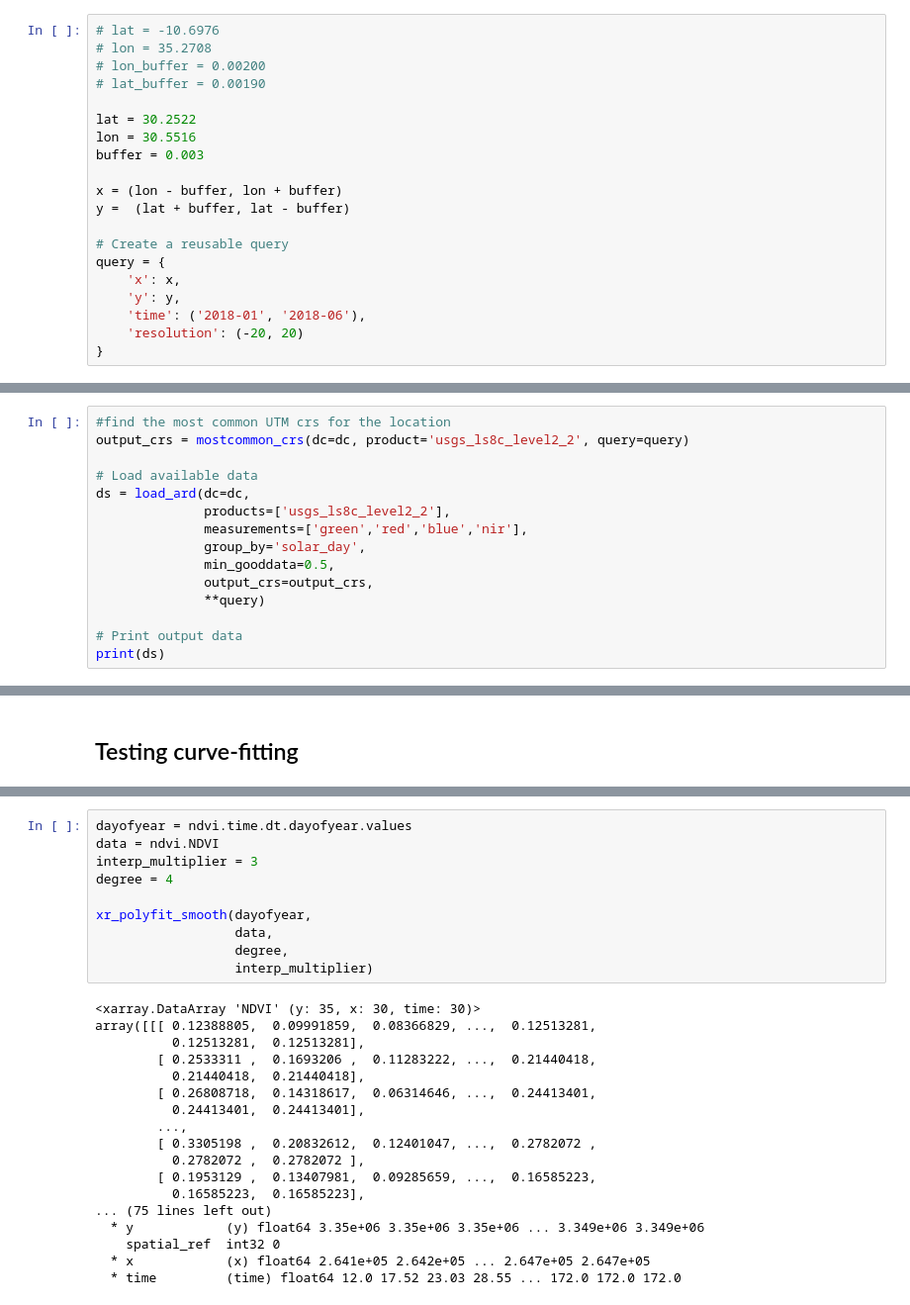
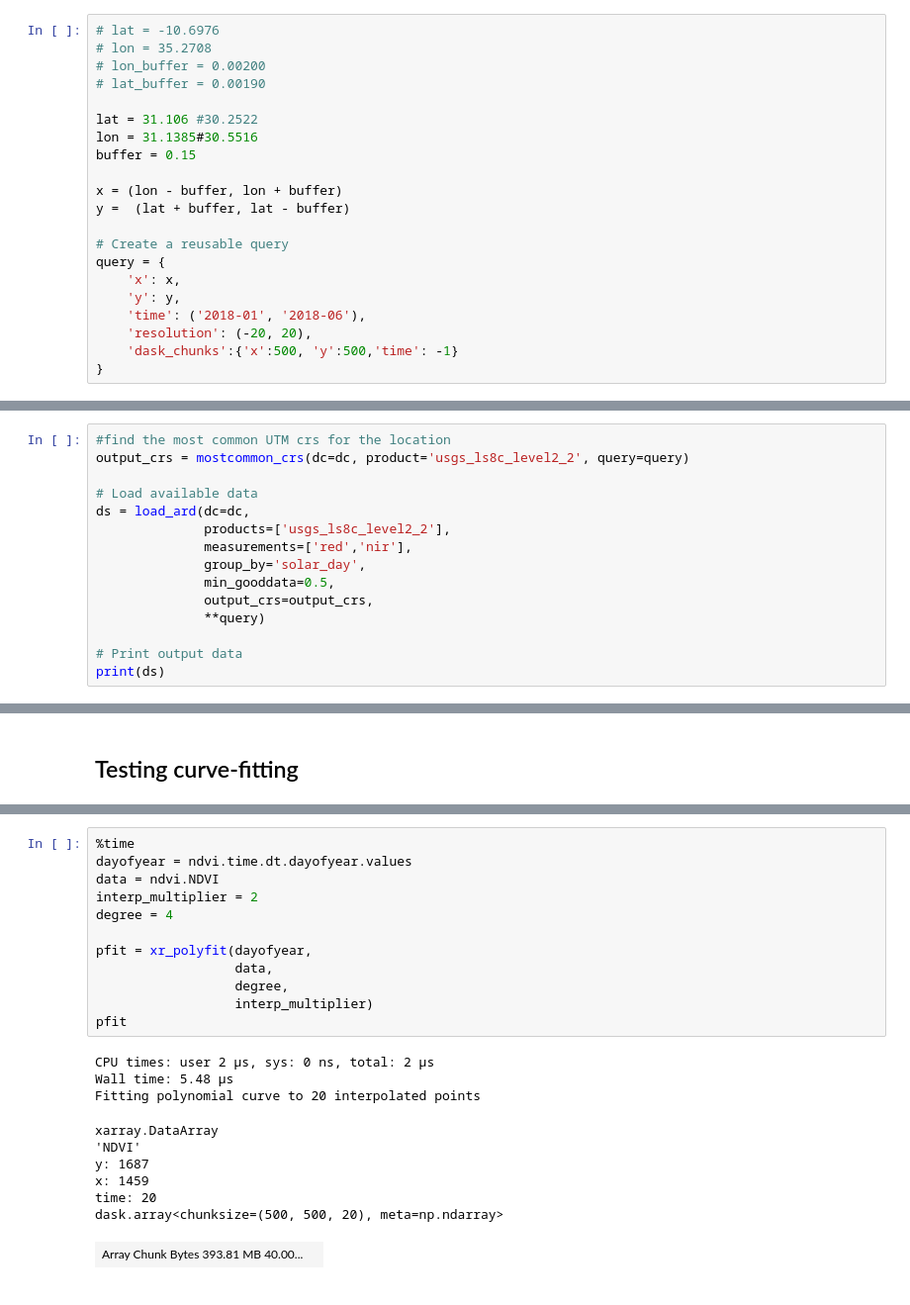
Before and after one commit to fivejjs/deafrica-sandbox-notebooks, a Jupyter notebook: crop_mask/test_phenology.ipynb, the cells around one changed output, grey strips where cells are left out. Shown at 99% size. Cells and saved outputs as stored; diff of their text form.

```diff
--- a/crop_mask/test_phenology.ipynb
+++ b/crop_mask/test_phenology.ipynb
@@ -39,9 +49,9 @@ dc = datacube.Datacube(app='phenology stats')
 # lon_buffer = 0.00200
 # lat_buffer = 0.00190
 
-lat = 30.2522
-lon = 30.5516
-buffer = 0.003
+lat = 31.106 #30.2522
+lon = 31.1385#30.5516
+buffer = 0.15
 
 x = (lon - buffer, lon + buffer)
 y =  (lat + buffer, lat - buffer)
@@ -51,7 +61,8 @@ query = {
     'x': x,
     'y': y,
     'time': ('2018-01', '2018-06'),
-    'resolution': (-20, 20)
+    'resolution': (-20, 20),
+    'dask_chunks':{'x':500, 'y':500,'time': -1}
 }
 # %%
 # display_map(x=x, y=y)
@@ -62,7 +73,7 @@ output_crs = mostcommon_crs(dc=dc, product='usgs_ls8c_level2_2', query=query)
 # Load available data
 ds = load_ard(dc=dc,
               products=['usgs_ls8c_level2_2'],
-              measurements=['green','red','blue','nir'],
+              measurements=['red','nir'],
               group_by='solar_day',
               min_gooddata=0.5,
               output_crs=output_crs,
@@ -309,30 +218,25 @@ def xr_polyfit_smooth(dayofyear,
 
     return pfit
 # %%
+%time
 dayofyear = ndvi.time.dt.dayofyear.values
 data = ndvi.NDVI
-interp_multiplier = 3
+interp_multiplier = 2
 degree = 4
 
-xr_polyfit_smooth(dayofyear,
+pfit = xr_polyfit(dayofyear,
                   data,
                   degree,
                   interp_multiplier)
+pfit
 # %% [output]
-<xarray.DataArray 'NDVI' (y: 35, x: 30, time: 30)>
-array([[[ 0.12388805,  0.09991859,  0.08366829, ...,  0.12513281,
-          0.12513281,  0.12513281],
-        [ 0.2533311 ,  0.1693206 ,  0.11283222, ...,  0.21440418,
-          0.21440418,  0.21440418],
-        [ 0.26808718,  0.14318617,  0.06314646, ...,  0.24413401,
-          0.24413401,  0.24413401],
-        ...,
-        [ 0.3305198 ,  0.20832612,  0.12401047, ...,  0.2782072 ,
-          0.2782072 ,  0.2782072 ],
-        [ 0.1953129 ,  0.13407981,  0.09285659, ...,  0.16585223,
-          0.16585223,  0.16585223],
-... (75 lines left out)
-  * y            (y) float64 3.35e+06 3.35e+06 3.35e+06 ... 3.349e+06 3.349e+06
-    spatial_ref  int32 0
-  * x            (x) float64 2.641e+05 2.642e+05 ... 2.647e+05 2.647e+05
-  * time         (time) float64 12.0 17.52 23.03 28.55 ... 172.0 172.0 172.0
+CPU times: user 2 µs, sys: 0 ns, total: 2 µs
+Wall time: 5.48 µs
+Fitting polynomial curve to 20 interpolated points
+xarray.DataArray
+'NDVI'
+y: 1687
+x: 1459
+time: 20
+dask.array<chunksize=(500, 500, 20), meta=np.ndarray>
+| Array Chunk Bytes 393.81 MB 40.00... |  |
```
Also changed, not shown: parts of 26 cells of this notebook, 1 other file.
